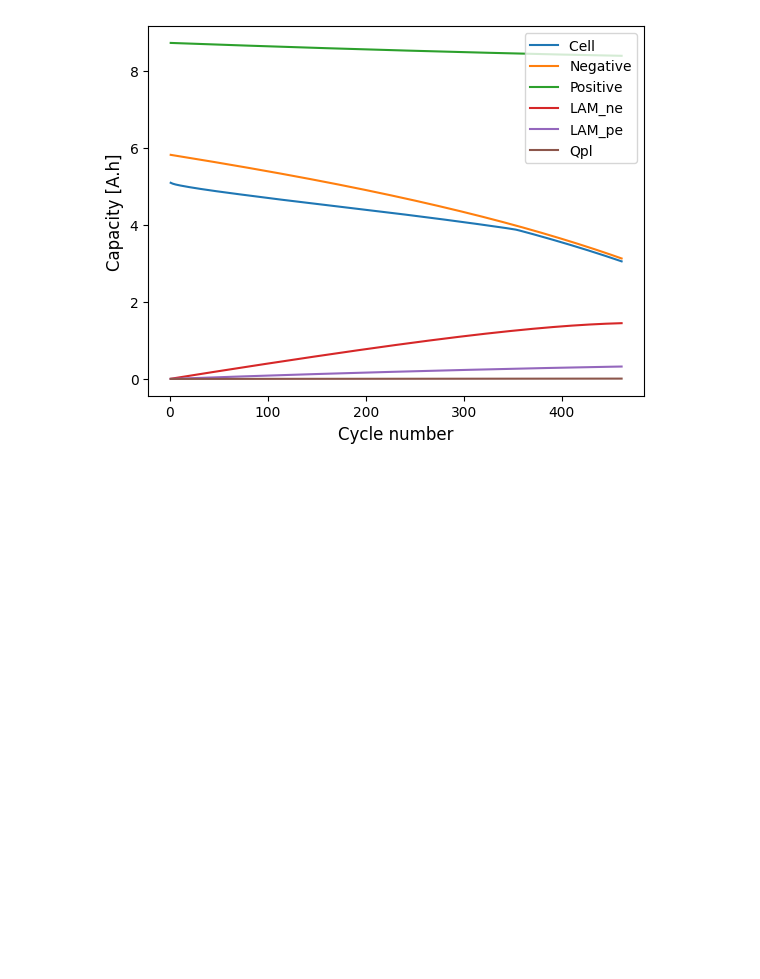
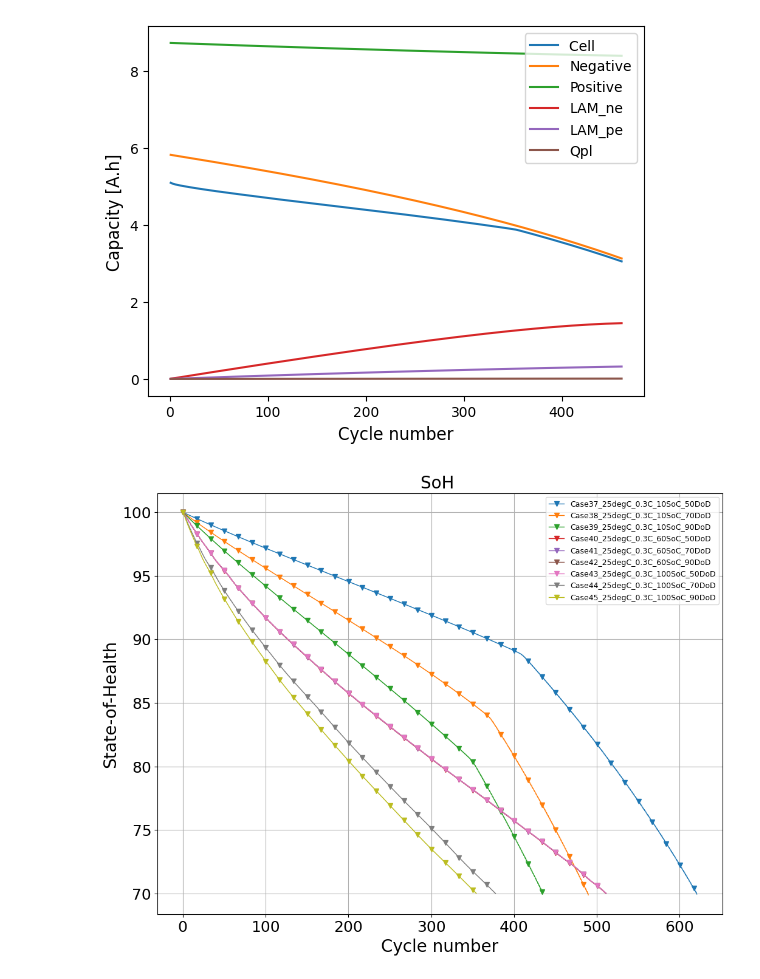
Before and after one commit to ganmadche/PyBaMMlocal, a Jupyter notebook: wip/paperKneedfn2026_figGen.ipynb, the cells around one changed output. Drawn from its saved outputs; the diff is of its cells as text; code cells hidden in the pictures; blank space fills up the shorter version.

```diff
--- a/wip/paperKneedfn2026_figGen.ipynb
+++ b/wip/paperKneedfn2026_figGen.ipynb
@@ -237,3 +317,50 @@ plt.legend()
 # %% [output]
 <matplotlib.legend.Legend at 0x...>
 [figure]
+# %%
+df3 = pd.read_csv(f"{current_directory}/paperstudies2026/Cases_for_ageing.csv")
+cycles_per_day =1
+plt.figure(figsize=(12,9))
+b =0
+for m in [36,37,38,39,40,41,42,43,44]:  # [15,42,69] [17,44,71]: #90% DoD [16,43,70]#70%  100%SoC 0.3C [6,33,60]
+    n = m
+    tempC_case = df3["Temperature"][n]
+    simcase = df3["Case"][n]
+    dod_case = df3["DoD"][n]*0.01
+    soc_case = df3["SoC"][n]*0.01
+    crate = df3["C_rate"][n]
+    df4 = pd.read_csv(f"{current_directory}/paperstudies2026/Case{simcase}_{tempC_case}degC_{crate}C_{soc_case*100}SoC_{dod_case*100}DoD_{cycles_per_day}cycle.csv")
+    plt.plot(df4["Days"], df4["Capacity Retention"]*100,marker='v', markevery=50,linewidth=1, label =f"Case{simcase}_{tempC_case}degC_{crate}C_{int(soc_case*100)}SoC_{int(dod_case*100)}DoD")
+
+# for m in range(27,54):   #range(27,54):#: #range(5): #(54, 81)
+#     n = m
+#     tempC_case = df3["Temperature"][n]
+#     simcase = df3["Case"][n]
+#     dod_case = df3["DoD"][n]*0.01
+#     soc_case = df3["SoC"][n]*0.01
+#     crate = df3["C_rate"][n]
+#     df4 = pd.read_csv(f"{current_directory}/paperstudies2026/Case{simcase}_{tempC_case}degC_{crate}C_{soc_case*100}SoC_{dod_case*100}DoD_{cycles_per_day}cycle.csv")
+#     plt.plot(df4["Days"], df4["Capacity Retention"]*100,marker='*', markevery=50,linewidth=1, label =f"Case{simcase}_{tempC_case}degC_{crate}C_{int(soc_case*100)}SoC_{int(dod_case*100)}DoD")
+
+# for m in range(54,81): #range(27,54):#: #range(5): #
+#     n = m
+#     tempC_case = df3["Temperature"][n]
+#     simcase = df3["Case"][n]
+#     dod_case = df3["DoD"][n]*0.01
+#     soc_case = df3["SoC"][n]*0.01
+#     crate = df3["C_rate"][n]
+#     df4 = pd.read_csv(f"{current_directory}/paperstudies2026/Case{simcase}_{tempC_case}degC_{crate}C_{soc_case*100}SoC_{dod_case*100}DoD_{cycles_per_day}cycle.csv")
+#     plt.plot(df4["Days"], df4["Capacity Retention"]*100,marker='o', markevery=50,linewidth=1, label =f"Case{simcase}_{tempC_case}degC_{crate}C_{int(soc_case*100)}SoC_{int(dod_case*100)}DoD")
+
+plt.xlabel('Cycle number',fontsize=20)
+plt.ylabel('State-of-Health',fontsize=20)
+plt.title('SoH ',fontsize=20)
+#plt.ylim([70, 102])
+#plt.xlim([-50, 1000])
+plt.legend(fontsize=9)
+plt.xticks(fontsize=18)
+plt.yticks(fontsize=18)
+plt.grid(True)
+plt.show()
+# %% [output]
+[figure, added]
```
Also changed, not shown: parts of 10 cells of this notebook.
